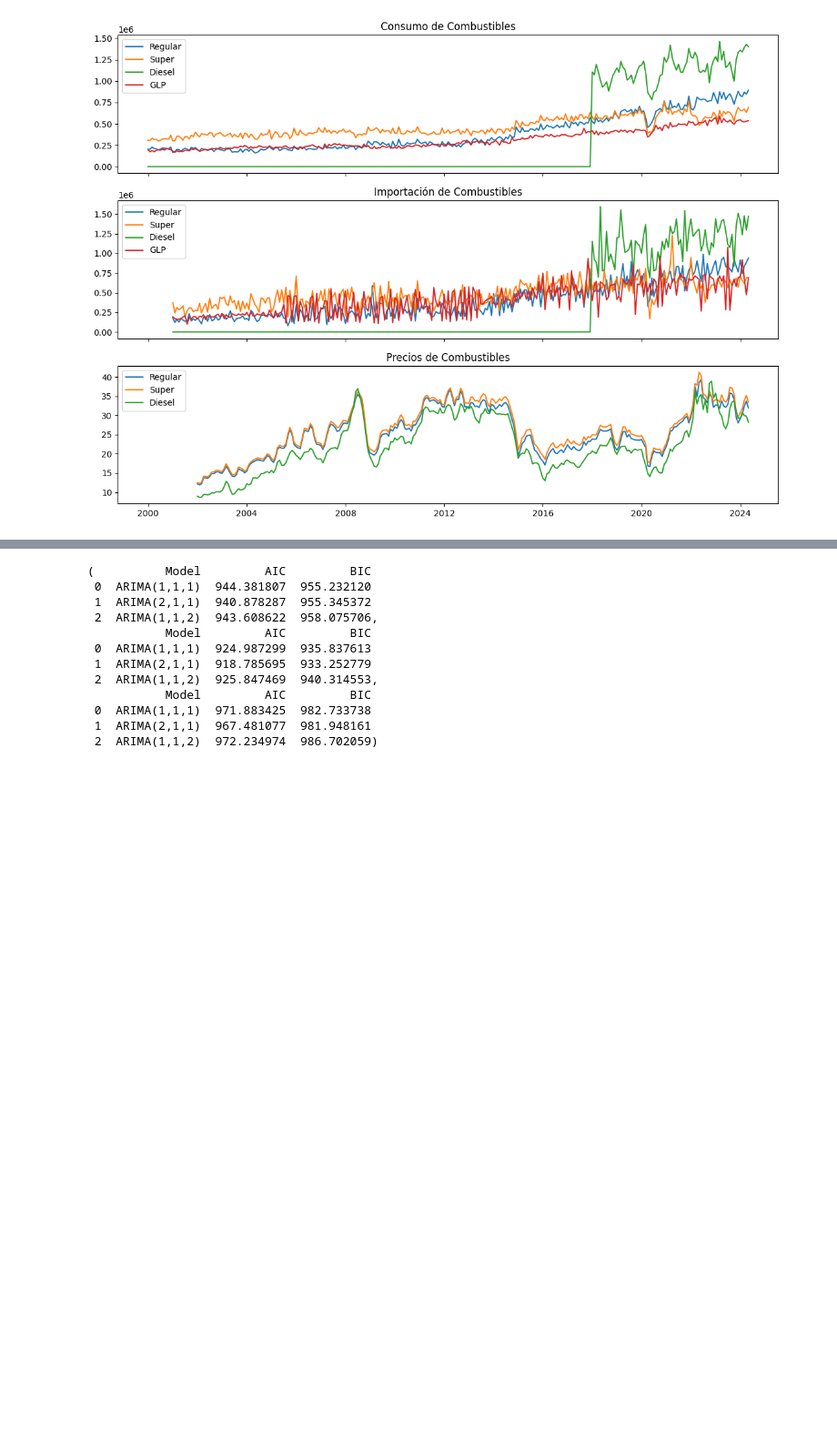
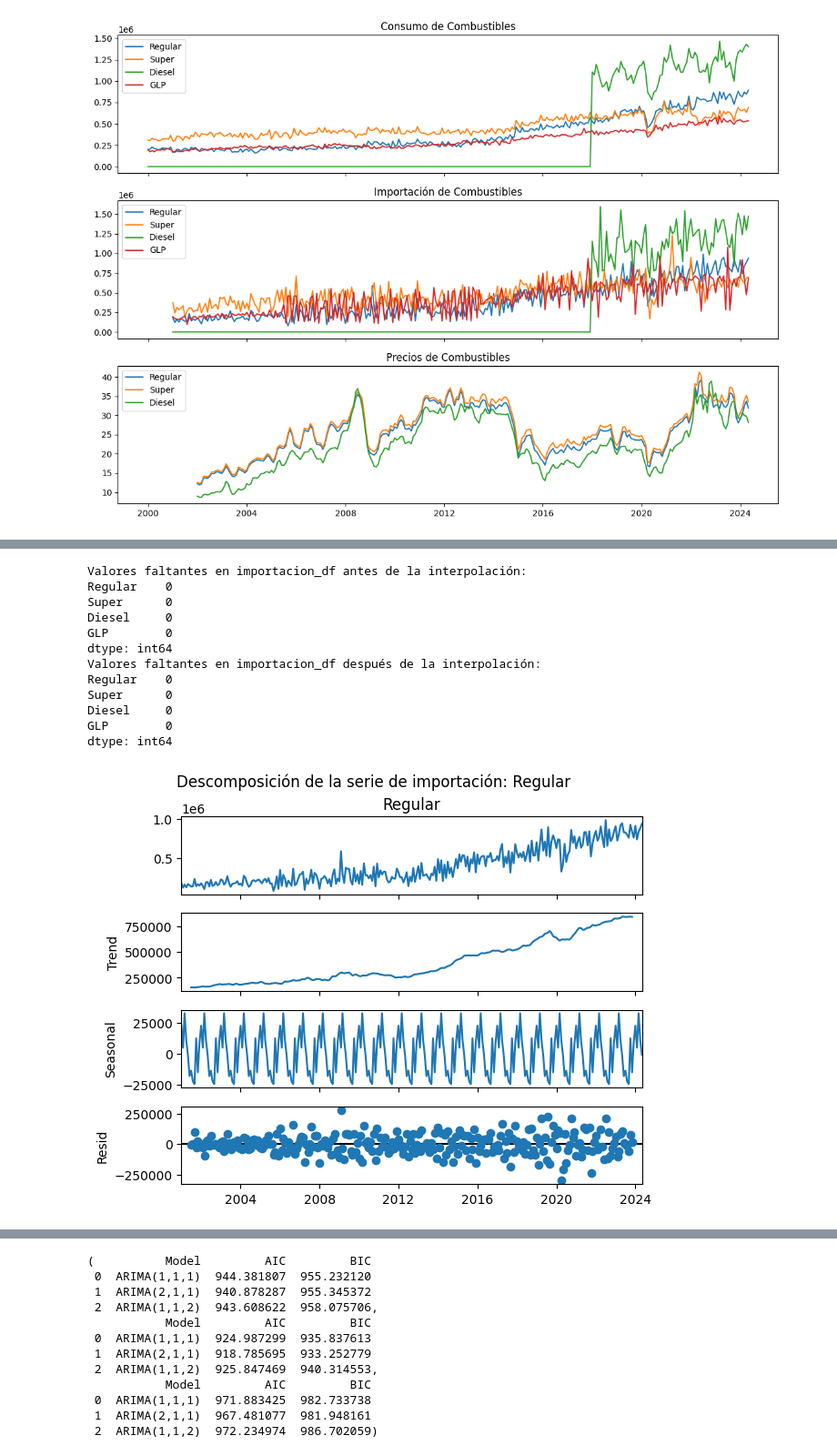
Before and after one commit to FabianJuarez182/DT-LAB2, a Jupyter notebook: DS_LAB2.ipynb, the cells around one changed output, grey strips where cells are left out. Shown at 91% size. Saved outputs shown, nothing was run; the diff lists cells and outputs as text; code cells hidden in the pictures; blank space fills up the shorter version.

```diff
--- a/DS_LAB2.ipynb
+++ b/DS_LAB2.ipynb
@@ -78,0 +134,34 @@ plt.show()
+# %%
+# Verificar si hay valores faltantes en importacion_df
+missing_values_importacion = importacion_df[['Regular', 'Super', 'Diesel', 'GLP']].isna().sum()
+print("Valores faltantes en importacion_df antes de la interpolación:")
+print(missing_values_importacion)
+
+# Interpolar valores faltantes en importacion_df
+importacion_df[['Regular', 'Super', 'Diesel', 'GLP']] = importacion_df[['Regular', 'Super', 'Diesel', 'GLP']].interpolate()
+
+# Verificar nuevamente los valores faltantes en importacion_df
+missing_values_after_interpolation_importacion = importacion_df[['Regular', 'Super', 'Diesel', 'GLP']].isna().sum()
+print("Valores faltantes en importacion_df después de la interpolación:")
+print(missing_values_after_interpolation_importacion)
+
+# Descomposición de la serie de importación
+for col in ['Regular', 'Super', 'Diesel', 'GLP']:
+    result = seasonal_decompose(importacion_df.set_index('Fecha')[col], model='additive', period=12)
+    result.plot()
+    plt.suptitle(f'Descomposición de la serie de importación: {col}', y=1.02)
+    plt.show()
+# %% [output]
+Valores faltantes en importacion_df antes de la interpolación:
+Regular    0
+Super      0
+Diesel     0
+GLP        0
+dtype: int64
+Valores faltantes en importacion_df después de la interpolación:
+Regular    0
+Super      0
+Diesel     0
+GLP        0
+dtype: int64
+[figure, added]
```
Also changed, not shown: parts of 15 cells of this notebook.
